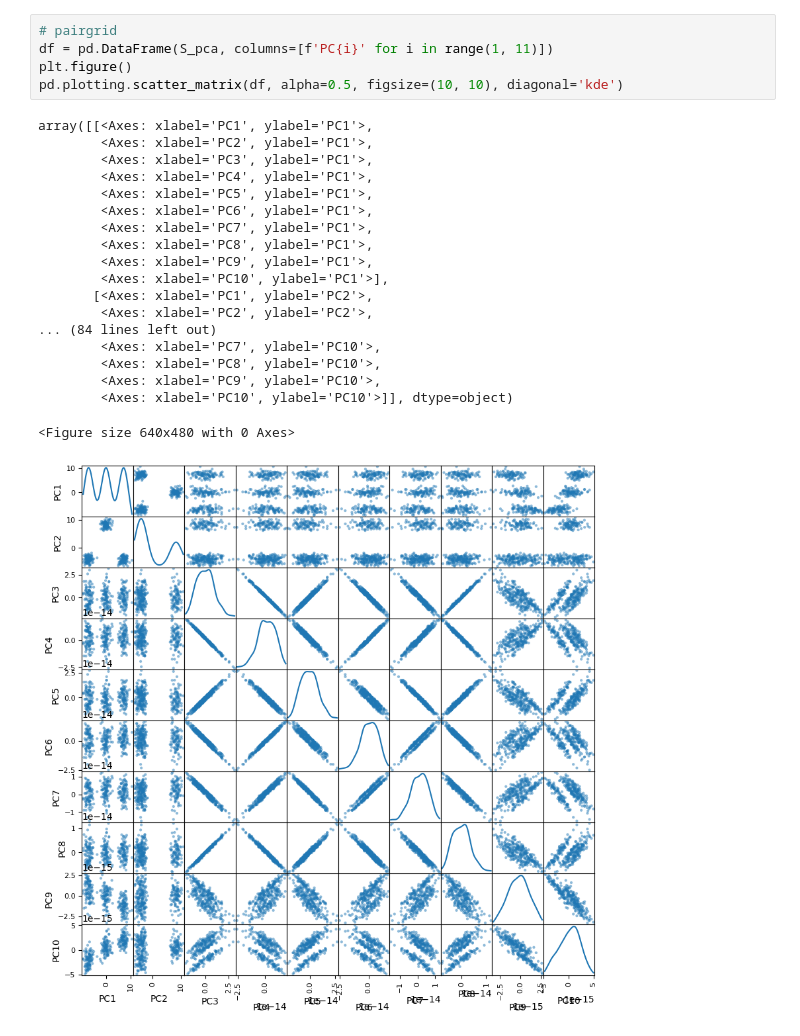
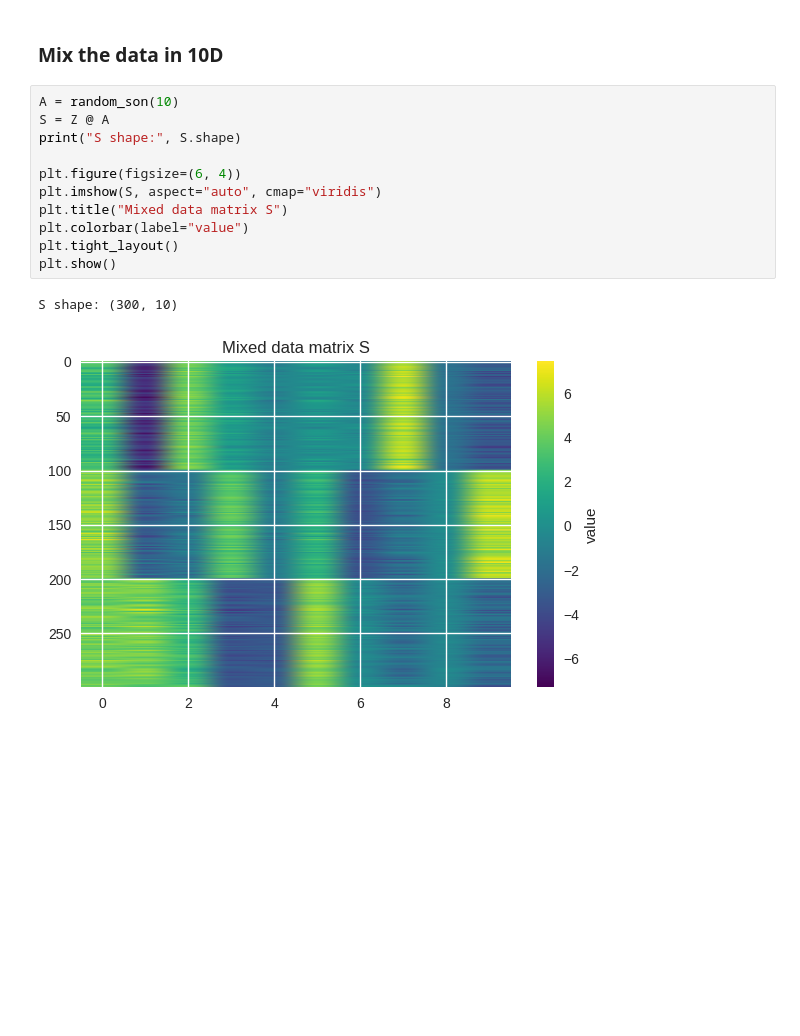
Before and after one commit to arashshahidi1997/NeuroPySeminar, a Jupyter notebook: W04_PCA/exercise/pca_exercise.ipynb, the cells around one changed output. Saved outputs shown, nothing was run; the diff lists cells and outputs as text; blank space fills up the shorter version.

```diff
--- a/W04_PCA/exercise/pca_exercise.ipynb
+++ b/W04_PCA/exercise/pca_exercise.ipynb
@@ -135,25 +100,16 @@ Text(0, 0.5, 'Original Dimension')
-# %%
-# pairgrid
-df = pd.DataFrame(S_pca, columns=[f'PC{i}' for i in range(1, 11)])
-plt.figure()
-pd.plotting.scatter_matrix(df, alpha=0.5, figsize=(10, 10), diagonal='kde')
-# %% [output]
-array([[<Axes: xlabel='PC1', ylabel='PC1'>,
-        <Axes: xlabel='PC2', ylabel='PC1'>,
-        <Axes: xlabel='PC3', ylabel='PC1'>,
-        <Axes: xlabel='PC4', ylabel='PC1'>,
-        <Axes: xlabel='PC5', ylabel='PC1'>,
-        <Axes: xlabel='PC6', ylabel='PC1'>,
-        <Axes: xlabel='PC7', ylabel='PC1'>,
-        <Axes: xlabel='PC8', ylabel='PC1'>,
-        <Axes: xlabel='PC9', ylabel='PC1'>,
-        <Axes: xlabel='PC10', ylabel='PC1'>],
-       [<Axes: xlabel='PC1', ylabel='PC2'>,
-        <Axes: xlabel='PC2', ylabel='PC2'>,
-... (84 lines left out)
-        <Axes: xlabel='PC7', ylabel='PC10'>,
-        <Axes: xlabel='PC8', ylabel='PC10'>,
-        <Axes: xlabel='PC9', ylabel='PC10'>,
-        <Axes: xlabel='PC10', ylabel='PC10'>]], dtype=object)
-<Figure size 640x480 with 0 Axes>
-[figure, removed]
+# %% [markdown]
+### Mix the data in 10D
+# %%
+A = random_son(10)
+S = Z @ A
+print("S shape:", S.shape)
+
+plt.figure(figsize=(6, 4))
+plt.imshow(S, aspect="auto", cmap="viridis")
+plt.title("Mixed data matrix S")
+plt.colorbar(label="value")
+plt.tight_layout()
+plt.show()
+# %% [output]
+S shape: (300, 10)
+[figure, added]
```
Also changed, not shown: parts of 21 cells of this notebook, 2 other files.
